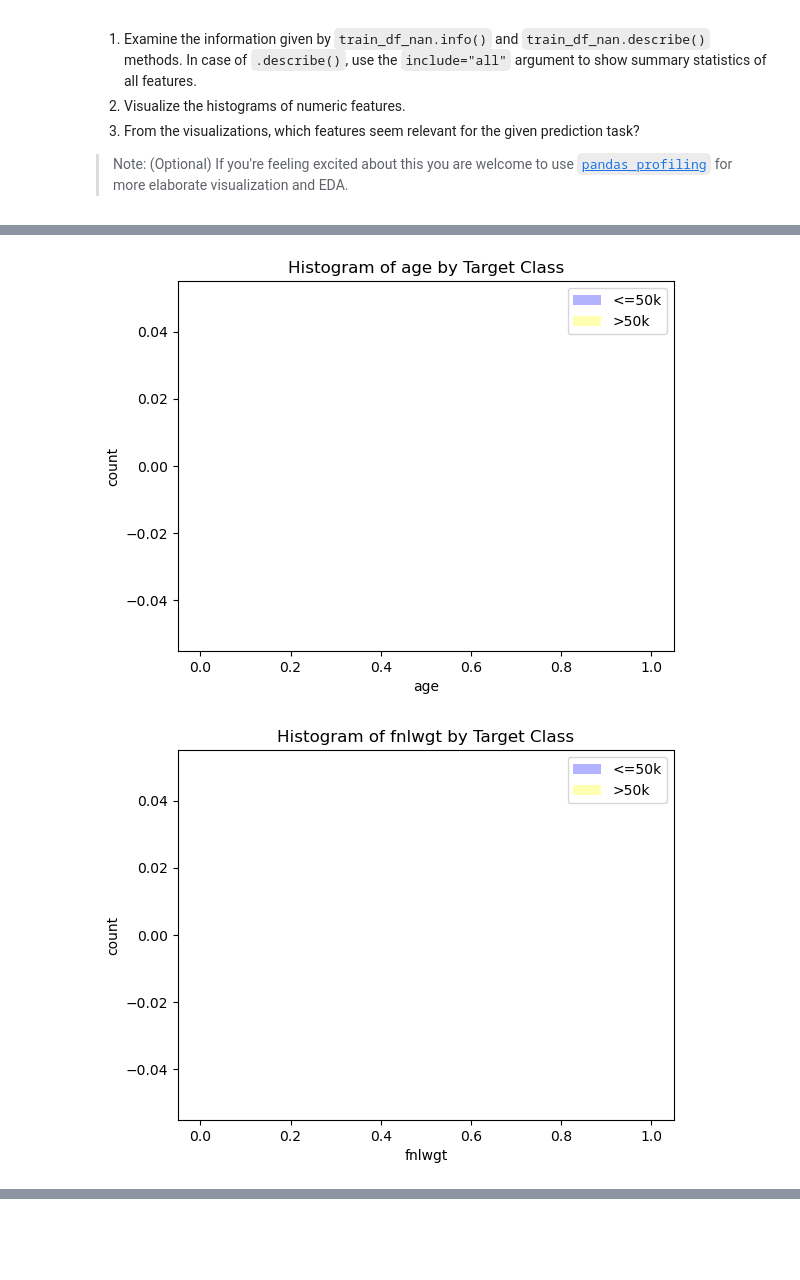
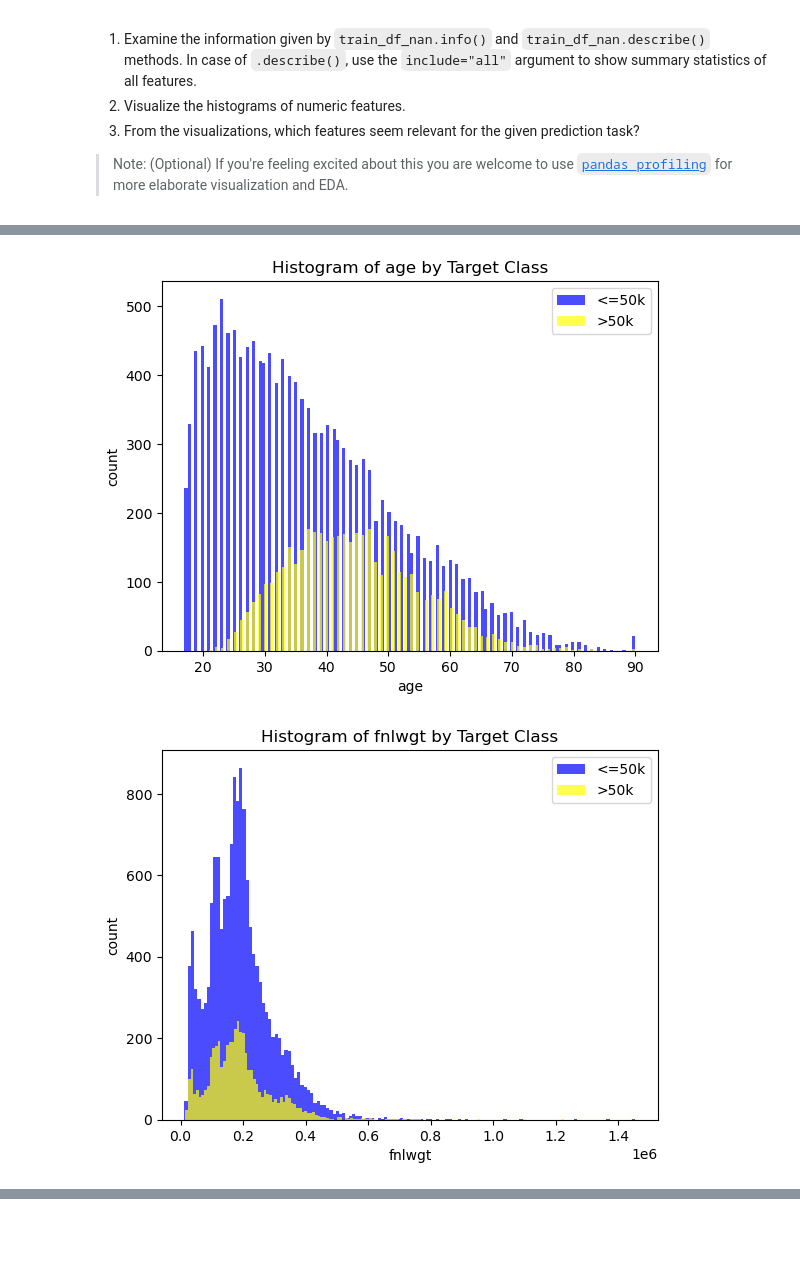
Before and after one commit to wangseann/cpsc330-2022W2, a Jupyter notebook: hw/hw3/hw3.ipynb, the cells around one changed output, grey strips where cells are left out. Saved outputs shown, nothing was run; the diff lists cells and outputs as text; code cells hidden in the pictures.

```diff
--- a/hw/hw3/hw3.ipynb
+++ b/hw/hw3/hw3.ipynb
@@ -178,23 +178,23 @@ memory usage: 2.4+ MB
 # %%
 from math import sqrt
 
 numeric_df = train_df_nan.select_dtypes(include=[np.number])
 
-negative_examples = train_df_nan.query("income == '<=50k'")
-positive_examples = train_df_nan.query("income == '>50k'")
+negative_examples = train_df_nan.query("income == '<=50K'")
+positive_examples = train_df_nan.query("income == '>50K'")
 
 
 
 for feature in numeric_df:
     positive_data = positive_examples[feature]
     negative_data = negative_examples[feature]
     plt.title('Histogram of ' + feature + ' by Target Class')
-    plt.hist(negative_data, bins=round(math.sqrt(len(numeric_df))), color="blue", alpha = 0.3, label = '<=50k')
-    plt.hist(positive_data, bins=round(math.sqrt(len(numeric_df))), color="yellow", alpha = 0.3, label = '>50k')
+    plt.hist(negative_data, bins=round(math.sqrt(len(numeric_df))), color="blue", alpha = 0.7, label = '<=50k')
+    plt.hist(positive_data, bins=round(math.sqrt(len(numeric_df))), color="yellow", alpha = 0.7, label = '>50k')
     plt.legend()
     plt.xlabel(feature)
     plt.ylabel('count')
     plt.show()
 # %% [output]
-[figure, old version]
+[figure, new version]
-[figure, old version]
+[figure, new version]
```
Also changed, not shown: parts of 8 cells of this notebook.
